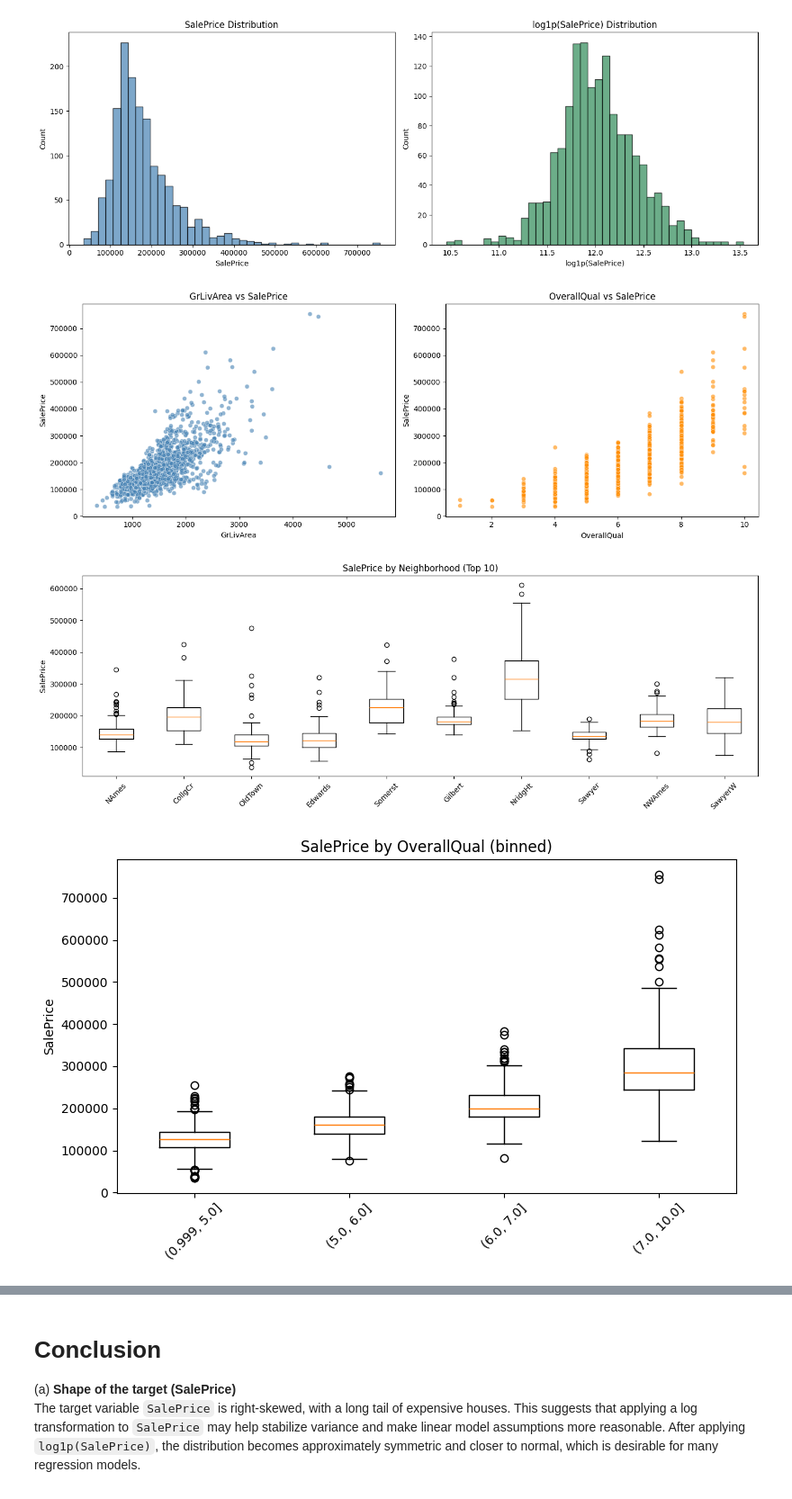
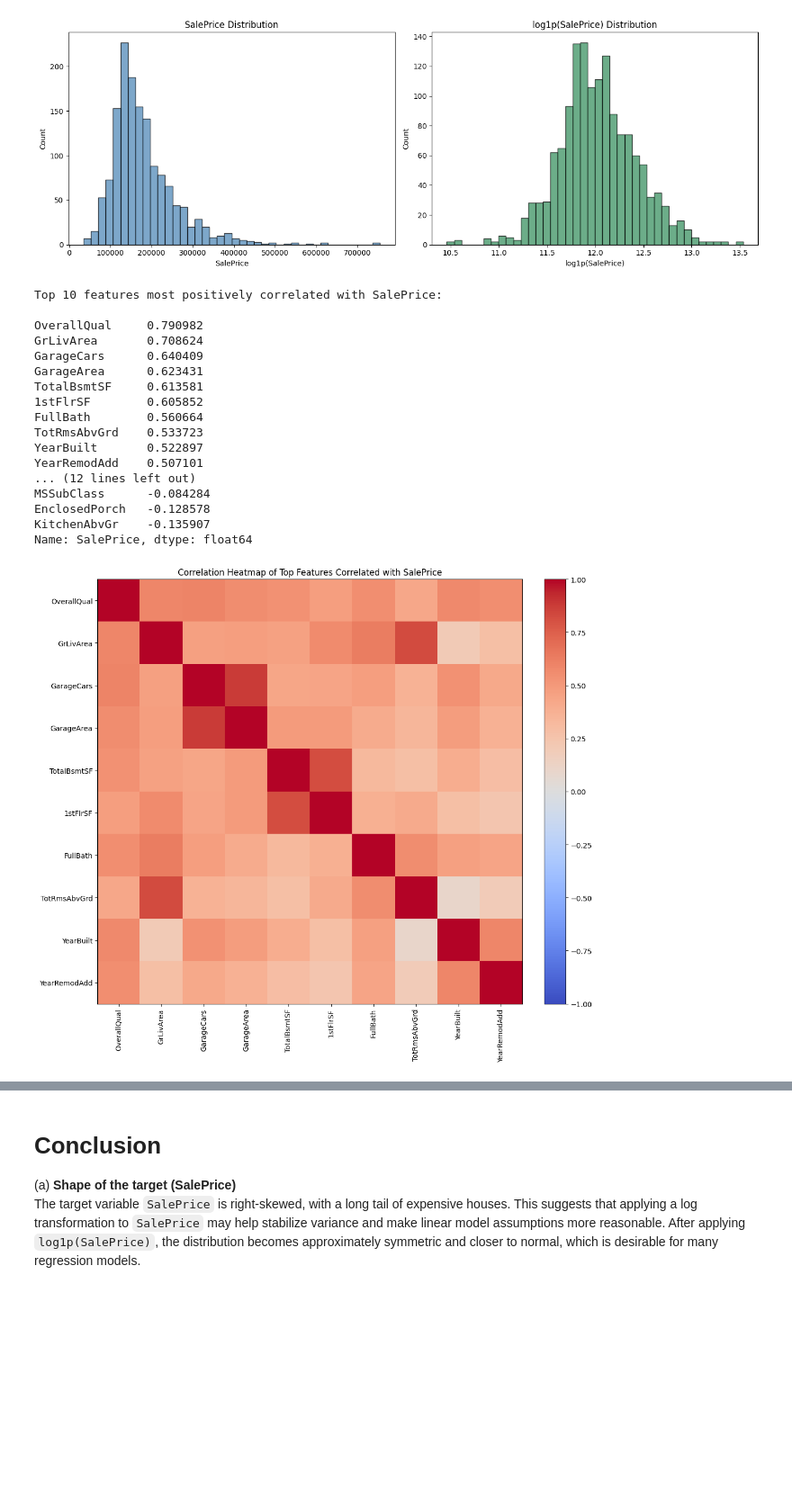
Before and after one commit to ecccc0/ML_Final, a Jupyter notebook: notebooks/01_eda.ipynb, the cells around one changed output, grey strips where cells are left out. Shown at 90% size. Drawn from its saved outputs; the diff is of its cells as text; code cells hidden in the pictures; blank space fills up the shorter version.

```diff
--- a/notebooks/01_eda.ipynb
+++ b/notebooks/01_eda.ipynb
@@ -114,53 +114,51 @@ plt.tight_layout()
 # %% [output]
 [figure]
 # %%
-# Key feature relationships with SalePrice
+# Correlation matrix and top correlated features with SalePrice
 
-fig, axes = plt.subplots(1, 2, figsize=(14, 5))
+# Compute correlations on numeric features only
+numeric_df = df.select_dtypes(include=["number"])
 
-# GrLivArea vs SalePrice
-axes[0].scatter(df["GrLivArea"], df["SalePrice"], alpha=0.6, color="steelblue", edgecolors="white", linewidths=0.5)
-axes[0].set_title("GrLivArea vs SalePrice")
-axes[0].set_xlabel("GrLivArea")
-axes[0].set_ylabel("SalePrice")
+corr_matrix = numeric_df.corr()
 
-# OverallQual vs SalePrice
-axes[1].scatter(df["OverallQual"], df["SalePrice"], alpha=0.6, color="darkorange", edgecolors="white", linewidths=0.5)
-axes[1].set_title("OverallQual vs SalePrice")
-axes[1].set_xlabel("OverallQual")
-axes[1].set_ylabel("SalePrice")
+# Select top 15 features most correlated (absolute) with SalePrice
+corr_target = corr_matrix["SalePrice"].drop("SalePrice").sort_values(ascending=False)
+top_features = corr_target.head(10).index
 
+# Simple heatmap using Matplotlib
+fig, ax = plt.subplots(figsize=(12, 10))
+cax = ax.imshow(corr_matrix.loc[top_features, top_features], cmap="coolwarm", vmin=-1, vmax=1)
+ax.set_xticks(range(len(top_features)))
+ax.set_yticks(range(len(top_features)))
+ax.set_xticklabels(top_features, rotation=90)
+ax.set_yticklabels(top_features)
+fig.colorbar(cax, ax=ax, fraction=0.046, pad=0.04)
+ax.set_title("Correlation Heatmap of Top Features Correlated with SalePrice")
 plt.tight_layout()
 
-# Boxplots for categoricals vs target
-plt.figure(figsize=(14, 5))
+print("Top 10 features most positively correlated with SalePrice:\n")
+print(corr_target.head(10))
+print([_ for _ in top_features])
 
-# Neighborhood vs SalePrice (top 10 most frequent neighborhoods)
-top_neighborhoods = df["Neighborhood"].value_counts().head(10).index
-subset = df[df["Neighborhood"].isin(top_neighborhoods)]
-
-# Prepare data for boxplot: list of arrays, one per neighborhood
-data_by_neighborhood = [subset[subset["Neighborhood"] == n]["SalePrice"].values for n in top_neighborhoods]
-plt.boxplot(data_by_neighborhood, labels=top_neighborhoods, showfliers=True)
-plt.title("SalePrice by Neighborhood (Top 10)")
-plt.xticks(rotation=45)
-plt.ylabel("SalePrice")
-plt.tight_layout()
-
-# OverallQual binned vs SalePrice
-plt.figure(figsize=(8, 5))
-overallqual_bins = pd.qcut(df["OverallQual"], q=4, duplicates="drop")
-bin_order = [str(cat) for cat in overallqual_bins.cat.categories]
-df["OverallQual_bin"] = overallqual_bins.astype(str)
-
-data_by_bin = [df[df["OverallQual_bin"] == label]["SalePrice"].values for label in bin_order]
-plt.boxplot(data_by_bin, labels=bin_order)
-plt.title("SalePrice by OverallQual (binned)")
-plt.xticks(rotation=45)
-plt.ylabel("SalePrice")
-plt.tight_layout()
+print("\nTop 10 features most negatively correlated with SalePrice:\n")
+print(corr_target.tail(10))
 # %% [output]
+Top 10 features most positively correlated with SalePrice:
+
+OverallQual     0.790982
+GrLivArea       0.708624
+GarageCars      0.640409
+GarageArea      0.623431
+TotalBsmtSF     0.613581
+1stFlrSF        0.605852
+FullBath        0.560664
+TotRmsAbvGrd    0.533723
+YearBuilt       0.522897
+YearRemodAdd    0.507101
+... (12 lines left out)
+MSSubClass      -0.084284
+EnclosedPorch   -0.128578
+KitchenAbvGr    -0.135907
+Name: SalePrice, dtype: float64
-[figure, old version]
+[figure, new version]
-[figure, removed]
-[figure, removed]
 # %%
```
Also changed, not shown: parts of 2 cells of this notebook, 1 other file.
